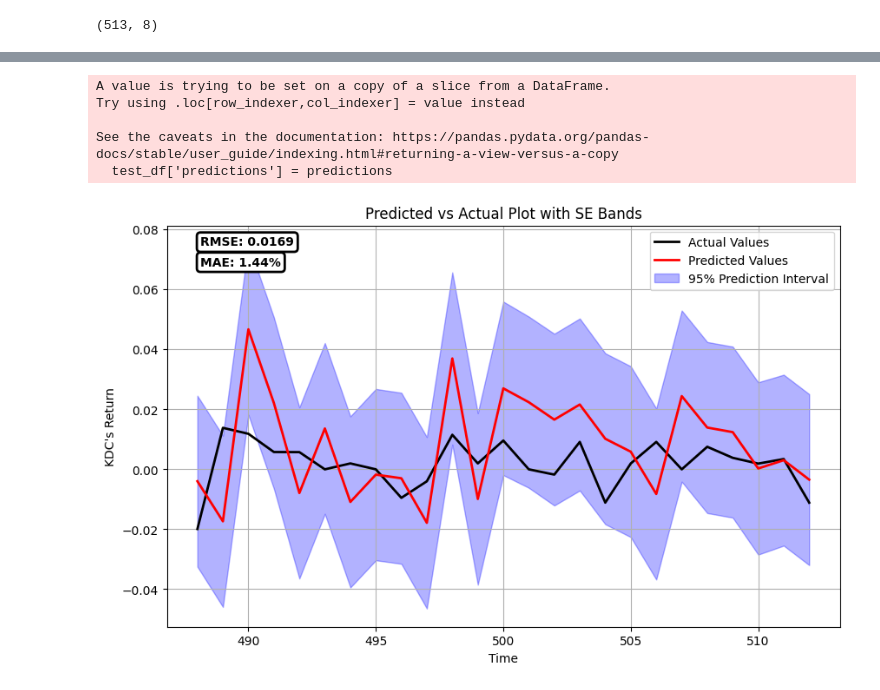
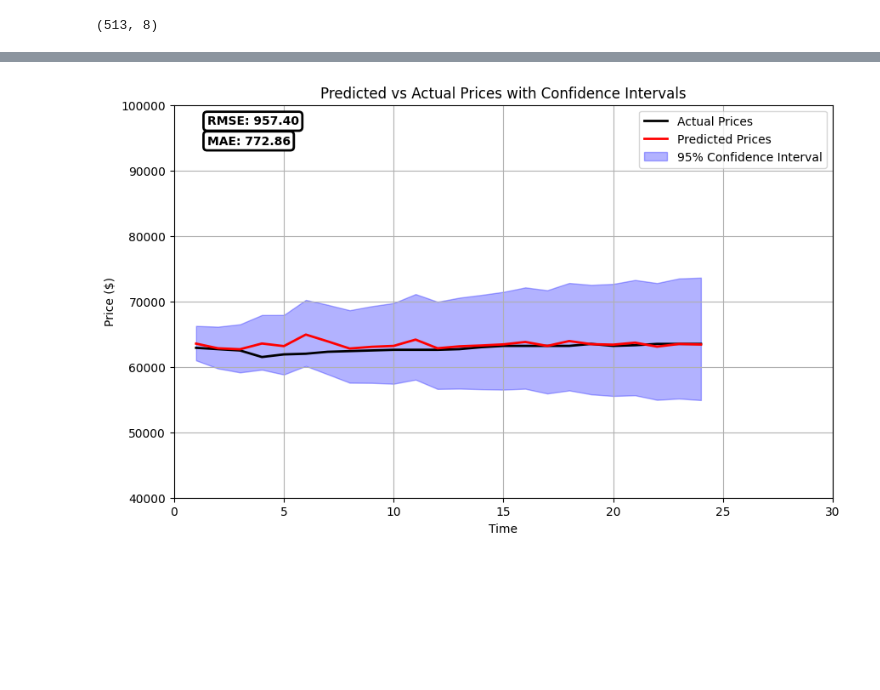
Before and after one commit to hitwooo/ifm2_kdc, a Jupyter notebook: fama_french_ifm2/code.ipynb, the cells around one changed output, grey strips where cells are left out. Cells and saved outputs as stored; diff of their text form; code cells hidden in the pictures; blank space fills up the shorter version.

```diff
--- a/fama_french_ifm2/code.ipynb
+++ b/fama_french_ifm2/code.ipynb
@@ -294,0 +291,2 @@ return_df.head()
+# %%
+return_df = return_df[idx]
@@ -294,0 +307,5 @@ return_df.head()
+# %%
+kdc_df = stock_historical_data(symbol="KDC", start_date="2022-04-01", end_date="2024-04-22", resolution="1D", type="stock")
+kdc_prices = kdc_df[['time', 'close']]
+kdc_prices['time'] = pd.to_datetime(kdc_prices['time'])
+kdc_prices.head()
@@ -294,0 +324,7 @@ return_df.head()
+# %%
+return_df = return_df.merge(kdc_prices, on='time', how='left')
+
+# Renaming the 'close' column to 'p_KDC' in the merged DataFrame
+return_df = return_df[~return_df['time'].duplicated()]
+return_df.rename(columns={"close": "p_KDC"}, inplace=True)
+return_df.shape
@@ -313,8 +351,8 @@ return_df.head()
 
 import statsmodels.api as sm
 
-train_df = return_df.head(int(len(return_df) * 0.95))
-test_df = return_df.tail(int(len(return_df) * 0.05))
+train_df = return_df.tail(int(len(return_df) * 0.95))
+test_df = return_df.head(int(len(return_df) * 0.05))
 
 # Define the dependent and independent variables
 X = train_df[['MarketRiskPrem', 'HML', 'SMB']]
@@ -394,52 +486,58 @@ See the caveats in the documentation: https://pandas.pydata.org/pandas-docs/stab
 # %%
+# Assuming the initial price (the last available in training data) is needed:
+initial_price = train_df['p_KDC'].iloc[0]
+
 import matplotlib.pyplot as plt
 import numpy as np
 import statsmodels.api as sm
 from statsmodels.sandbox.regression.predstd import wls_prediction_std
 
-# Define the independent variables for the test set with current values
-X_test = test_df[['MarketRiskPrem', 'HML', 'SMB']]
-y_test = test_df['StockRiskPrem']
+# Convert log returns to price for actual prices
+actual_prices = test_df['p_KDC'][1:][::-1]
 
-# Generate predictions for the test set
-predictions = results.predict(X_test)
-test_df['predictions'] = predictions
+X = test_df[['MarketRiskPrem', 'HML', 'SMB']]
+# Generate predictions for the training set (assuming these are also log returns)
+test_df['Predicted_Risk_Premium'] = results.predict(X)[1:][::-1]
+test_df['Predicted_Returns'] = test_df['Predicted_Risk_Premium'] + test_df['r_F'][::-1]
 
-# Calculate prediction standard errors
-prediction_std, lower_bounds, upper_bounds = wls_prediction_std(results, exog=X_test, alpha=0.05)  # 95% confidence
+# Calculate the prediction standard errors and confidence intervals
+prediction_std, lower, upper = wls_prediction_std(results, exog=X, alpha=0.05)  # 95% confidence
+prediction_std = prediction_std[::-1]
+# Convert lower and upper log return bounds to price
+prediction_var_cum = (prediction_std ** 2).cumsum()[1:]
+prediction_mean_cum = test_df['Predicted_Returns'][1:]
+
+# Convert predicted log returns to predicted prices
+predicted_prices = np.exp(prediction_mean_cum - 1/2 * prediction_var_cum) * initial_price
+lower_price = np.exp(prediction_mean_cum - 1.96 * prediction_var_cum ** .5) * initial_price
+upper_price = np.exp(prediction_mean_cum + 1.96 * prediction_var_cum ** .5) * initial_price
 
 # Calculate RMSE
-rmse = np.sqrt(((test_df['predictions'] + test_df['r_F'] - (y_test + test_df['r_F'])) ** 2).mean())
+rmse = np.sqrt(np.mean((predicted_prices - actual_prices)**2))
 
 # Calculate MAE
-mae = np.mean(np.abs(test_df['predictions'] + test_df['r_F'] - (y_test + test_df['r_F'])))*100
+mae = np.mean(np.abs(predicted_prices - actual_prices))
 
 
 
-# Plotting the actual values, predicted values, and standard error bands
+# Plotting the actual values, predicted values, and confidence intervals
 plt.figure(figsize=(10, 6))
-plt.plot(test_df.index, y_test + test_df['r_F'], color='black', label='Actual Values', linewidth=2)
-plt.plot(test_df.index, test_df['predictions'] + test_df['r_F'], color='red', label='Predicted Values', linewidth=2)
-plt.fill_between(test_df.index, lower_bounds + test_df['r_F'], upper_bounds + test_df['r_F'], color='blue', alpha=0.3, label='95% Prediction Interval')
-plt.title('Predicted vs Actual Plot with SE Bands')
+plt.plot(test_df.index[1:], actual_prices, color='black', label='Actual Prices', linewidth=2)
+plt.plot(test_df.index[1:], predicted_prices, color='red', label='Predicted Prices', linewidth=2)
+plt.fill_between(test_df.index[1:], lower_price, upper_price, color='blue', alpha=0.3, label='95% Confidence Interval')
+plt.title('Predicted vs Actual Prices with Confidence Intervals')
 plt.xlabel('Time')
-plt.ylabel("KDC's Return")
+plt.ylabel("Price ($)")
 plt.legend()
 plt.grid(True)
+plt.xlim(0, 30)  # Adjust this limit as necessary for your dataset
+plt.ylim(.4e5, 1e5)
 
-# Annotate RMSE, MAE, and MAPE on the plot with enhanced visibility
+# Annotating the RMSE and MAE on the plot
 bbox_props = dict(boxstyle="round,pad=0.3", ec="black", fc="white", lw=2)
-plt.annotate(f'RMSE: {rmse:.4f}', xy=(0.05, 0.95), xycoords='axes fraction',
-             fontsize=10, color='black', fontweight='bold', bbox=bbox_props)
-plt.annotate(f'MAE: {mae:.2f}%', xy=(0.05, 0.90), xycoords='axes fraction',
-             fontsize=10, color='black', fontweight='bold', bbox=bbox_props)
-
+plt.annotate(f'RMSE: {rmse:.2f}', xy=(0.05, 0.95), xycoords='axes fraction', fontsize=10, color='black', fontweight='bold', bbox=bbox_props)
+plt.annotate(f'MAE: {mae:.2f}', xy=(0.05, 0.90), xycoords='axes fraction', fontsize=10, color='black', fontweight='bold', bbox=bbox_props)
 
 plt.show()
 # %% [output]
-A value is trying to be set on a copy of a slice from a DataFrame.
-Try using .loc[row_indexer,col_indexer] = value instead
-
-See the caveats in the documentation: https://pandas.pydata.org/pandas-docs/stable/user_guide/indexing.html#returning-a-view-versus-a-copy
-  test_df['predictions'] = predictions
-[figure, old version]
+[figure, new version]
```
Also changed, not shown: parts of 14 cells of this notebook.
